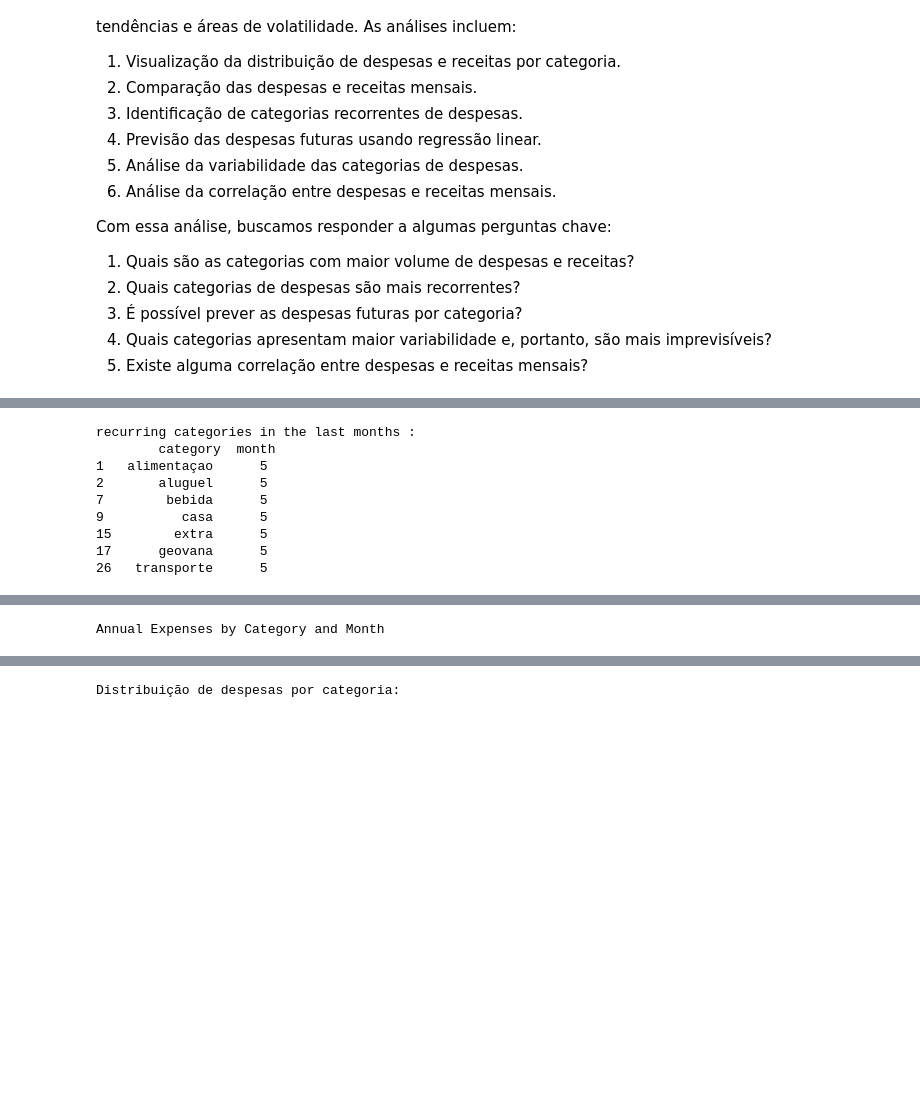
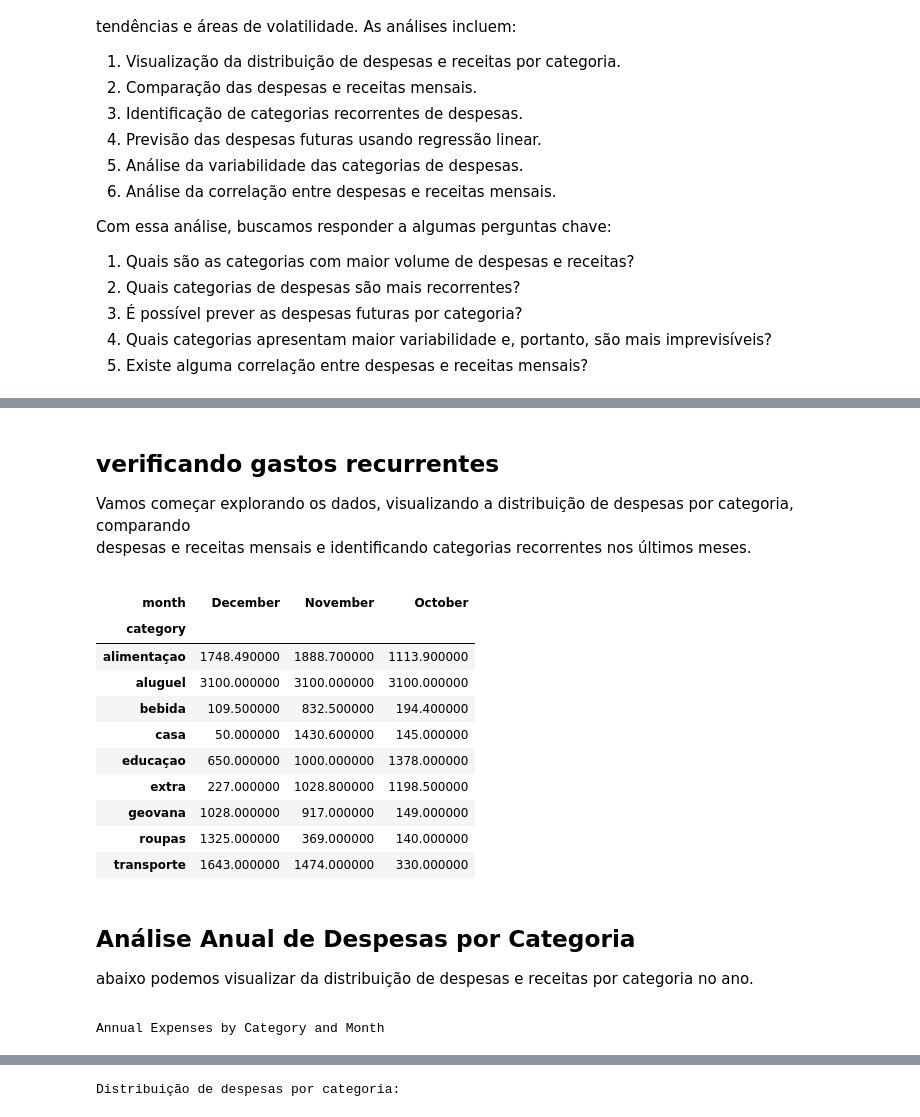
Before and after one commit to talisma-cassoma/ourmoney.desktop, a Jupyter notebook: Exploratory_Data_Analysis.ipynb, the cells around one changed output, grey strips where cells are left out. Cells and saved outputs as stored; diff of their text form; code cells hidden in the pictures; blank space fills up the shorter version.

```diff
--- a/Exploratory_Data_Analysis.ipynb
+++ b/Exploratory_Data_Analysis.ipynb
@@ -399,27 +426,49 @@ Primeiras 5 linhas do dataframe:
 # %%
 # @title Análise Exploratória
+about_recurring_categories = """
+<div>
+<H2>verificando gastos recurrentes</H2>
+<p>
+Vamos começar explorando os dados, visualizando a distribuição de despesas por categoria, comparando<br>
+despesas e receitas mensais e identificando categorias recorrentes nos últimos meses.</p>
+</div>
 """
-## Análise Exploratória
-Vamos começar explorando os dados, visualizando a distribuição de despesas por categoria,
-comparando despesas e receitas mensais e identificando categorias recorrentes nos últimos meses.
-"""
+display(HTML(about_recurring_categories))
+
 expense_analyzer = ExpenseAnalyzer(df)
-expenses_by_month = expense_analyzer.get_expenses_by_month()
-last_months_expenses = expense_analyzer.get_last_months_expenses()
+
+#Set the number of months to filter
+expense_analyzer.set_time_period(-3)
 recurring_categories = expense_analyzer.find_recurring_categories()
 
-print(f'recurring categories in the last months : \n {recurring_categories} \n')
+display(recurring_categories.style.background_gradient())
+
+about_annual_expenses_by_category = """
+<div>
+<H2>Análise Anual de Despesas por Categoria</H2>
+<p>abaixo podemos visualizar da distribuição de despesas e receitas por categoria no ano.</p>
+</div>
+"""
+display(HTML(about_annual_expenses_by_category))
 
 pivot_table_visualizer = PivotTableVisualizer(expenses_by_month)
 styled_pivot_table = pivot_table_visualizer.create_pivot_table()
-styled_pivot_table
+display(styled_pivot_table)
 # %% [output]
+verificando gastos recurrentes
+Vamos começar explorando os dados, visualizando a distribuição de despesas por categoria, comparando
+despesas e receitas mensais e identificando categorias recorrentes nos últimos meses.
+| month | December | November | October |
+| category |  |  |  |
+| alimentaçao | 1748.490000 | 1888.700000 | 1113.900000 |
+| aluguel | 3100.000000 | 3100.000000 | 3100.000000 |
+| bebida | 109.500000 | 832.500000 | 194.400000 |
+| casa | 50.000000 | 1430.600000 | 145.000000 |
+| educaçao | 650.000000 | 1000.000000 | 1378.000000 |
+| extra | 227.000000 | 1028.800000 | 1198.500000 |
+| geovana | 1028.000000 | 917.000000 | 149.000000 |
+| roupas | 1325.000000 | 369.000000 | 140.000000 |
+| transporte | 1643.000000 | 1474.000000 | 330.000000 |
+Análise Anual de Despesas por Categoria
+abaixo podemos visualizar da distribuição de despesas e receitas por categoria no ano.
-recurring categories in the last months :
-        category  month
-1   alimentaçao      5
-2       aluguel      5
-7        bebida      5
-9          casa      5
-15        extra      5
-17      geovana      5
-26   transporte      5
+Annual Expenses by Category and Month
@@ -427 +474,0 @@ The default value of observed=False is deprecated and will change to observed=Tr
-Annual Expenses by Category and Month
```
Also changed, not shown: parts of 5 cells of this notebook.
